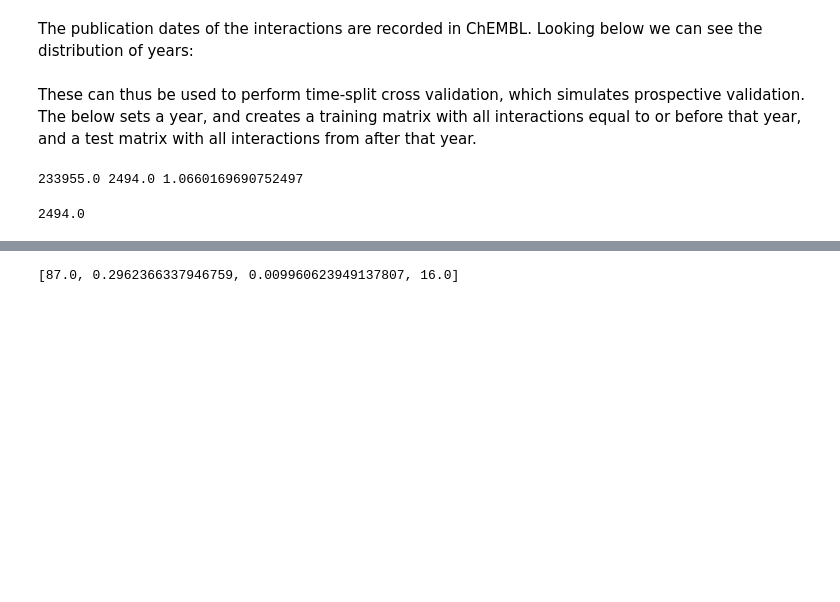
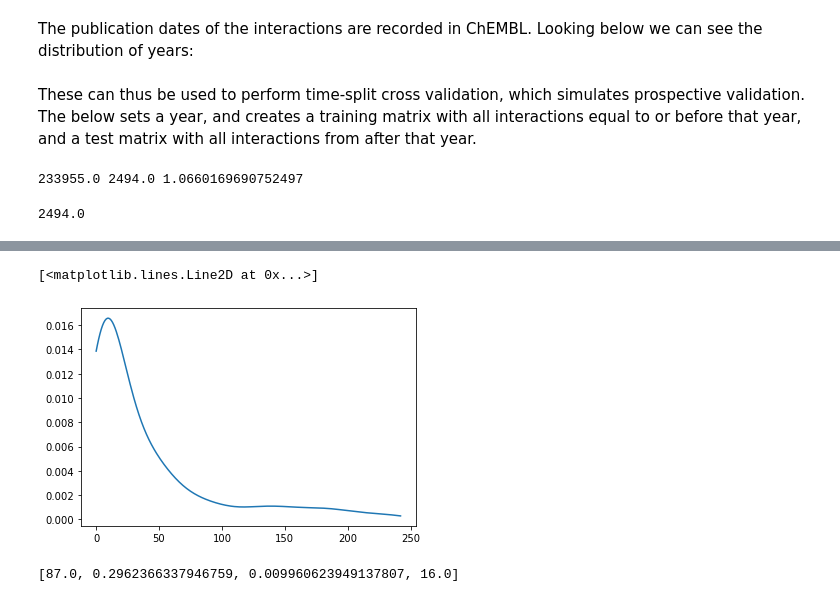
Before and after one commit to ljmartin/molrec, a Jupyter notebook: time_split/code_testing.ipynb, the cells around one changed output, grey strips where cells are left out. Saved outputs shown, nothing was run; the diff lists cells and outputs as text; code cells hidden in the pictures; blank space fills up the shorter version.

```diff
--- a/time_split/code_testing.ipynb
+++ b/time_split/code_testing.ipynb
@@ -66,11 +74,19 @@ test.sum()
 # %%
-def plot_ranks(ranks):
-    #
+def score_ranks(ranks):
+
+    #normal statistics:
     mean = np.mean(ranks)
     median = np.median(ranks)
+
     #kde:
     density = gaussian_kde(ranks)
     xs = np.linspace(0,243,243)
     density.covariance_factor= lambda : 0.25
     density._compute_covariance()
-    return mean, median, density(xs)
+
+    #empirical cumulative distribution function:
+    ecdf = [(ranks<i).sum()/len(ranks) for i in range(0, 243)]
+
+    return mean, median, density(xs), ecdf
+# %%
+mean, med, kde, ecdf = plot_ranks(ranks)
@@ -77,3 +105,9 @@ def plot_ranks(ranks):
+# %%
+#plt.plot(ecdf)
+plt.plot(kde)
+# %% [output]
+[<matplotlib.lines.Line2D at 0x...>]
+[figure, added]
 # %%
 def find_opt_pars(filename):
     f = open('../hyperparmeter_optimization/'+filename, 'r')
```
Also changed, not shown: parts of 14 cells of this notebook, 1 other file.
